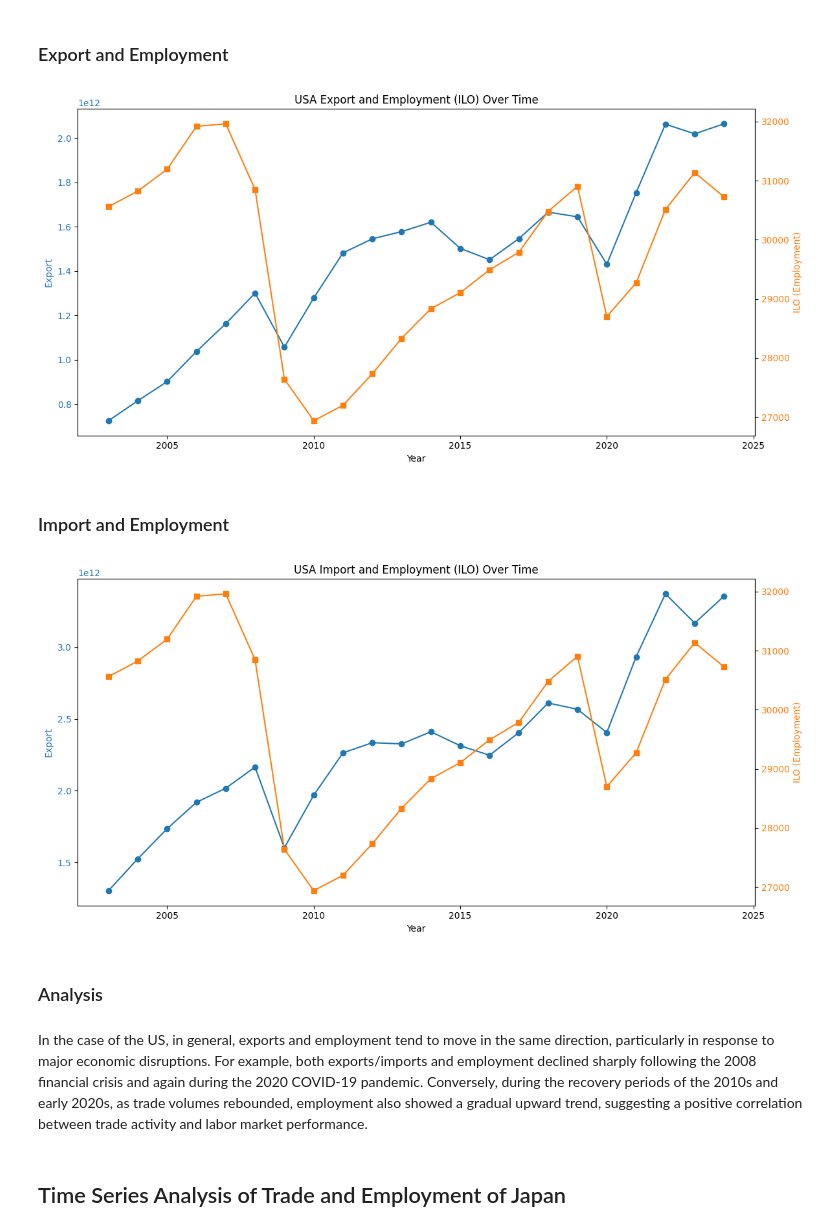
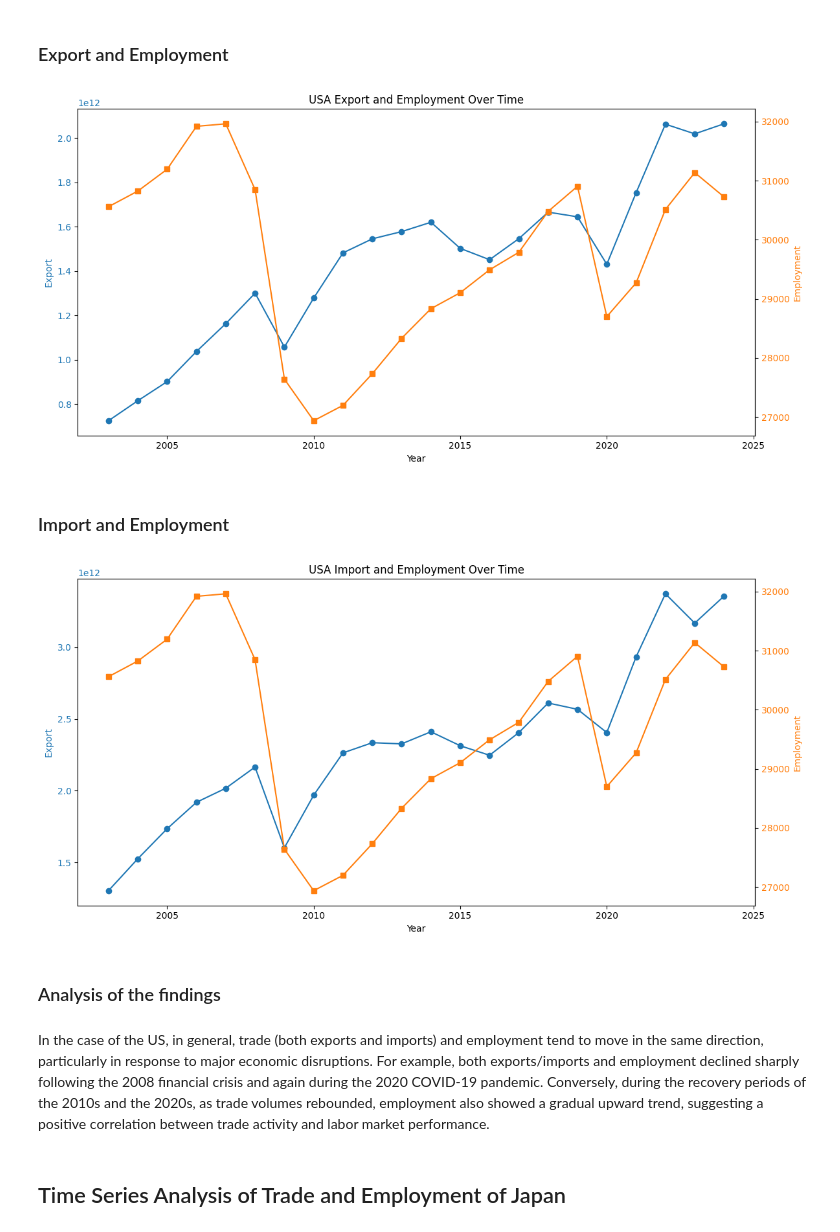
Before and after one commit to Graspp-25-Spring/graspp-25S-trade, a Jupyter notebook: notebooks/new_time_series_analysis-hanako.ipynb, the cells around one changed output. Saved outputs shown, nothing was run; the diff lists cells and outputs as text; code cells hidden in the pictures.

Commit message:
Update new_time_series_analysis-hanako

```diff
--- a/notebooks/new_time_series_analysis-hanako.ipynb
+++ b/notebooks/new_time_series_analysis-hanako.ipynb
@@ -79,27 +79,27 @@ usa_df = usa_df.reset_index()
 # %%
 import matplotlib.pyplot as plt
 
 # Create the figure and the first axis (for Export)
 fig, ax1 = plt.subplots(figsize=(12, 6))
 
 # Left Y-axis: Export
 ax1.plot(usa_df['year'], usa_df['Export'], color='tab:blue', marker='o', label='Export')
 ax1.set_xlabel('Year')
 ax1.set_ylabel('Export', color='tab:blue')
 ax1.tick_params(axis='y', labelcolor='tab:blue')
 
 # Right Y-aix: Employment
 ax2 = ax1.twinx()
 ax2.plot(usa_df['year'], usa_df['ILO'], color='tab:orange', marker='s', label='Employment')
-ax2.set_ylabel('ILO (Employment)', color='tab:orange')
+ax2.set_ylabel('Employment', color='tab:orange')
 ax2.tick_params(axis='y', labelcolor='tab:orange')
 
 # Set the graph title and layout
-plt.title('USA Export and Employment (ILO) Over Time')
+plt.title('USA Export and Employment Over Time')
 fig.tight_layout()
 plt.show()
 # %% [output]
-[figure, old version]
+[figure, new version]
 # %% [markdown]
 ### Import and Employment
 # %%
@@ -117,19 +117,19 @@ ax1.tick_params(axis='y', labelcolor='tab:blue')
 # Right Y-axis：Employment
 ax2 = ax1.twinx()
 ax2.plot(usa_df['year'], usa_df['ILO'], color='tab:orange', marker='s', label='Employment')
-ax2.set_ylabel('ILO (Employment)', color='tab:orange')
+ax2.set_ylabel('Employment', color='tab:orange')
 ax2.tick_params(axis='y', labelcolor='tab:orange')
 
 # Set the graph title and layout
-plt.title('USA Import and Employment (ILO) Over Time')
+plt.title('USA Import and Employment Over Time')
 fig.tight_layout()
 plt.show()
 # %% [output]
-[figure, old version]
+[figure, new version]
 # %% [markdown]
-### Analysis
+### Analysis of the findings
 # %% [markdown]
-In the case of the US, in general, exports and employment tend to move in the same direction, particularly in response to major economic disruptions. For example, both exports/imports and employment declined sharply following the 2008 financial crisis and again during the 2020 COVID-19 pandemic. Conversely, during the recovery periods of the 2010s and early 2020s, as trade volumes rebounded, employment also showed a gradual upward trend, suggesting a positive correlation between trade activity and labor market performance.
+In the case of the US, in general, trade (both exports and imports) and employment tend to move in the same direction, particularly in response to major economic disruptions. For example, both exports/imports and employment declined sharply following the 2008 financial crisis and again during the 2020 COVID-19 pandemic. Conversely, during the recovery periods of the 2010s and the 2020s, as trade volumes rebounded, employment also showed a gradual upward trend, suggesting a positive correlation between trade activity and labor market performance.
 # %% [markdown]
 ## Time Series Analysis of Trade and Employment of Japan
 # %%
```
Also changed, not shown: parts of 4 cells of this notebook.
